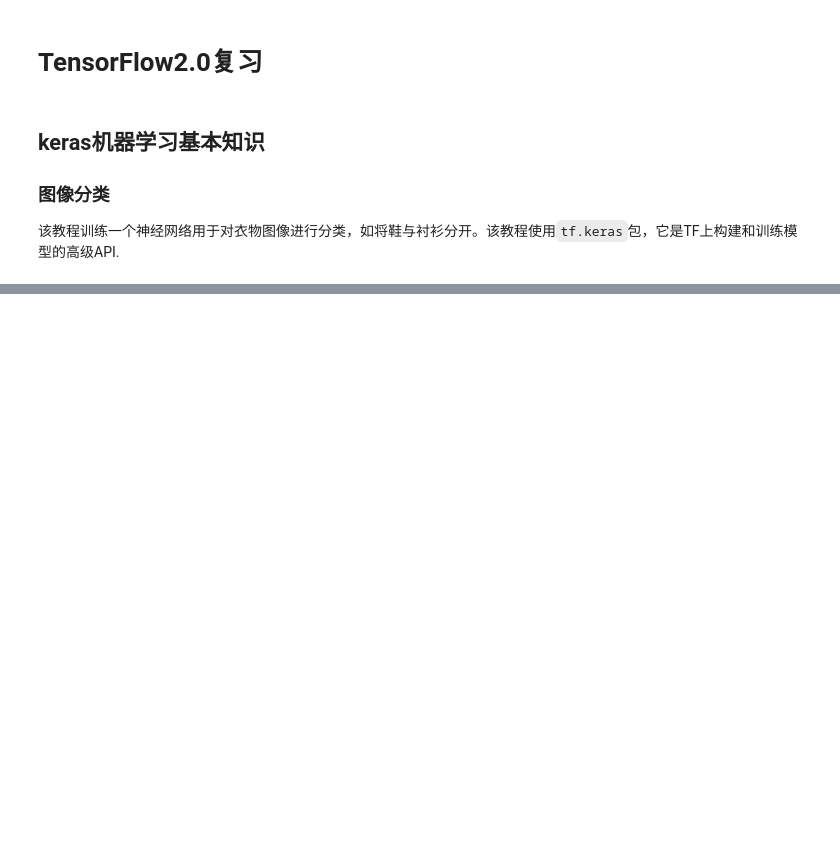
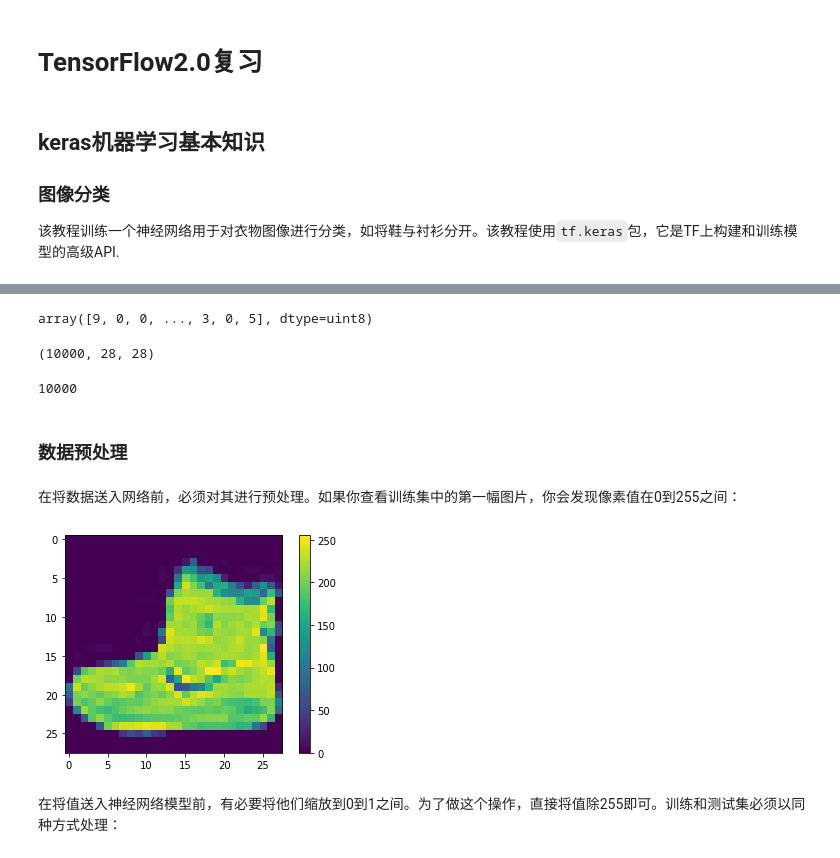
Before and after one commit to henryalps/fastpages, a Jupyter notebook: _notebooks/2020-06-06-TensorFlow-tutorial-review.ipynb, the cells around one changed output, grey strips where cells are left out. Saved outputs shown, nothing was run; the diff lists cells and outputs as text; code cells hidden in the pictures; blank space fills up the shorter version.

```diff
--- a/_notebooks/2020-06-06-TensorFlow-tutorial-review.ipynb
+++ b/_notebooks/2020-06-06-TensorFlow-tutorial-review.ipynb
@@ -31,0 +35,3 @@ ModuleNotFoundError: No module named 'tensorflow'
+# %%
+fashion_mnist = keras.datasets.fashion_mnist
+(train_images, train_labels), (test_images, test_labels) = fashion_mnist.load_data()
@@ -31,0 +63,29 @@ ModuleNotFoundError: No module named 'tensorflow'
+# %%
+# 每个标签都是0到9之间的整数
+train_labels
+# %% [output]
+array([9, 0, 0, ..., 3, 0, 5], dtype=uint8)
+# %%
+# 测试集中有10000张图片，每一幅图也是28*28像素
+test_images.shape
+# %% [output]
+(10000, 28, 28)
+# %%
+# 测试集包含10000个标签
+len(test_labels)
+# %% [output]
+10000
+# %% [markdown]
+### 数据预处理
+# %% [markdown]
+在将数据送入网络前，必须对其进行预处理。如果你查看训练集中的第一幅图片，你会发现像素值在0到255之间：
+# %%
+plt.figure()
+plt.imshow(train_images[0])
+plt.colorbar()
+plt.grid(False)
+plt.show()
+# %% [output]
+[figure, added]
+# %% [markdown]
+在将值送入神经网络模型前，有必要将他们缩放到0到1之间。为了做这个操作，直接将值除255即可。训练和测试集必须以同种方式处理：
```
Also changed, not shown: parts of 71 cells of this notebook.
